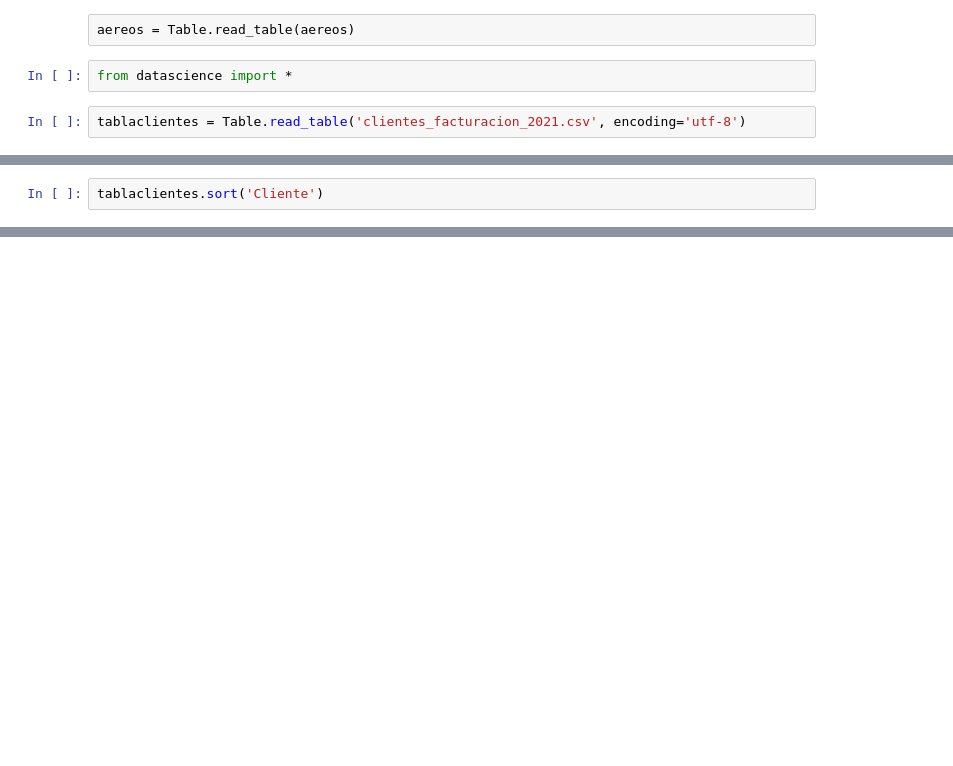
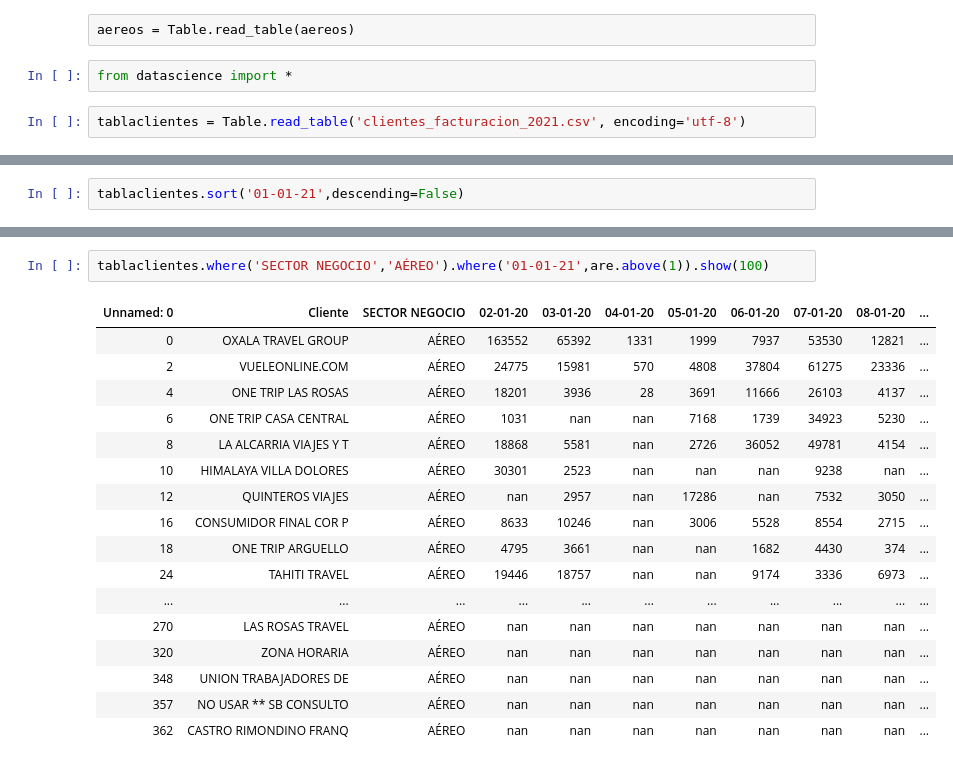
Before and after one commit to MarcoCenturion/Bash_data_analytics, a Jupyter notebook: Ventas Delfos por vertical.ipynb, the cells around one changed output, grey strips where cells are left out. Saved outputs shown, nothing was run; the diff lists cells and outputs as text; blank space fills up the shorter version.

```diff
--- a/Ventas Delfos por vertical.ipynb
+++ b/Ventas Delfos por vertical.ipynb
@@ -205,2 +200,0 @@ TypeError: 'Table' object is not callable
-# %%
-tablaclientes.sort('Cliente')
@@ -208,0 +243,2 @@ AttributeError: 'Table' object has no attribute 'fillna'
+# %%
+tablaclientes.sort('01-01-21',descending=False)
@@ -208,0 +258,20 @@ AttributeError: 'Table' object has no attribute 'fillna'
+# %%
+tablaclientes.where('SECTOR NEGOCIO','AÉREO').where('01-01-21',are.above(1)).show(100)
+# %% [output]
+| Unnamed: 0 | Cliente | SECTOR NEGOCIO | 02-01-20 | 03-01-20 | 04-01-20 | 05-01-20 | 06-01-20 | 07-01-20 | 08-01-20 | ... |
+| 0 | OXALA TRAVEL GROUP | AÉREO | 163552 | 65392 | 1331 | 1999 | 7937 | 53530 | 12821 | ... |
+| 2 | VUELEONLINE.COM | AÉREO | 24775 | 15981 | 570 | 4808 | 37804 | 61275 | 23336 | ... |
+| 4 | ONE TRIP LAS ROSAS | AÉREO | 18201 | 3936 | 28 | 3691 | 11666 | 26103 | 4137 | ... |
+| 6 | ONE TRIP CASA CENTRAL | AÉREO | 1031 | nan | nan | 7168 | 1739 | 34923 | 5230 | ... |
+| 8 | LA ALCARRIA VIAJES Y T | AÉREO | 18868 | 5581 | nan | 2726 | 36052 | 49781 | 4154 | ... |
+| 10 | HIMALAYA VILLA DOLORES | AÉREO | 30301 | 2523 | nan | nan | nan | 9238 | nan | ... |
+| 12 | QUINTEROS VIAJES | AÉREO | nan | 2957 | nan | 17286 | nan | 7532 | 3050 | ... |
+| 16 | CONSUMIDOR FINAL COR P | AÉREO | 8633 | 10246 | nan | 3006 | 5528 | 8554 | 2715 | ... |
+| 18 | ONE TRIP ARGUELLO | AÉREO | 4795 | 3661 | nan | nan | 1682 | 4430 | 374 | ... |
+| 24 | TAHITI TRAVEL | AÉREO | 19446 | 18757 | nan | nan | 9174 | 3336 | 6973 | ... |
+| ... | ... | ... | ... | ... | ... | ... | ... | ... | ... | ... |
+| 270 | LAS ROSAS TRAVEL | AÉREO | nan | nan | nan | nan | nan | nan | nan | ... |
+| 320 | ZONA HORARIA | AÉREO | nan | nan | nan | nan | nan | nan | nan | ... |
+| 348 | UNION TRABAJADORES DE | AÉREO | nan | nan | nan | nan | nan | nan | nan | ... |
+| 357 | NO USAR ** SB CONSULTO | AÉREO | nan | nan | nan | nan | nan | nan | nan | ... |
+| 362 | CASTRO RIMONDINO FRANQ | AÉREO | nan | nan | nan | nan | nan | nan | nan | ... |
```
Also changed, not shown: parts of 17 cells of this notebook.
